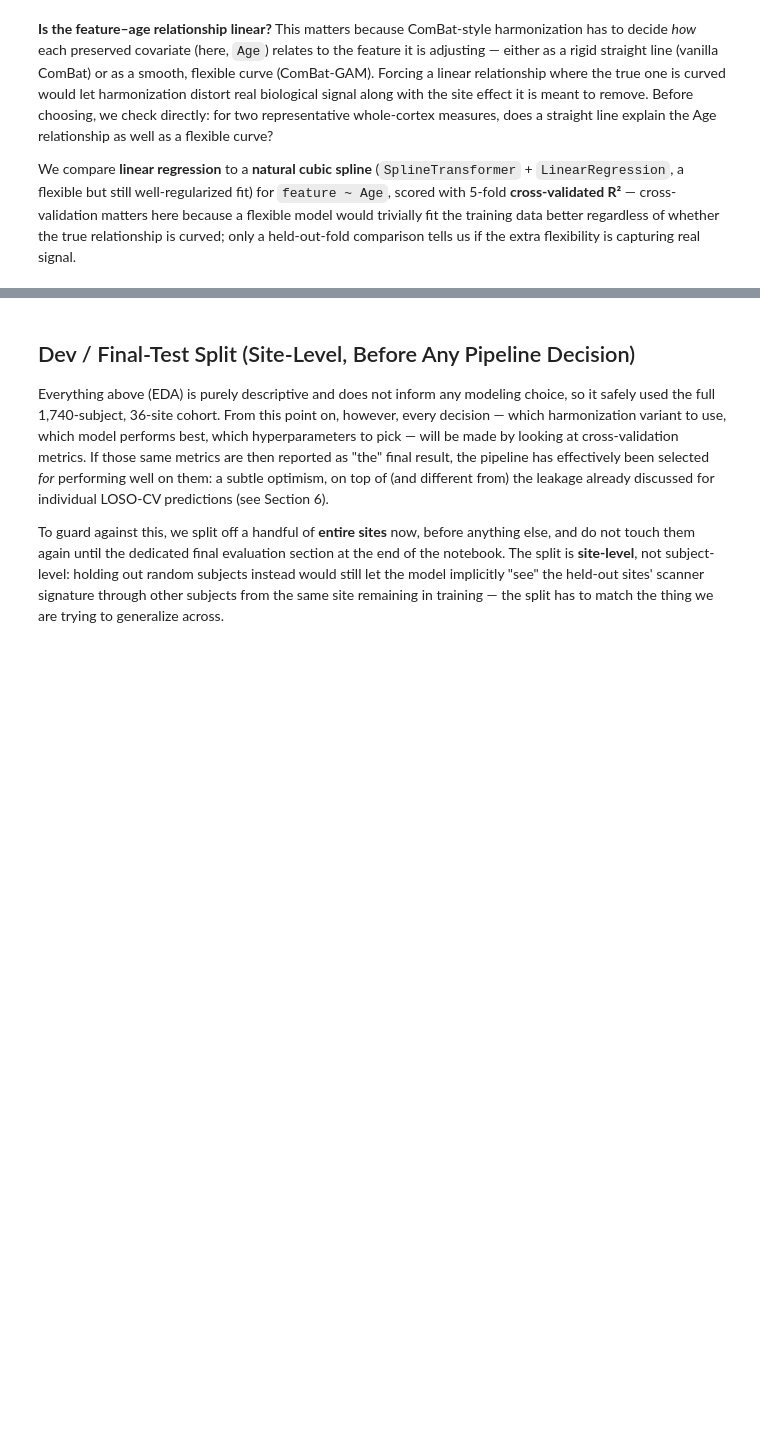
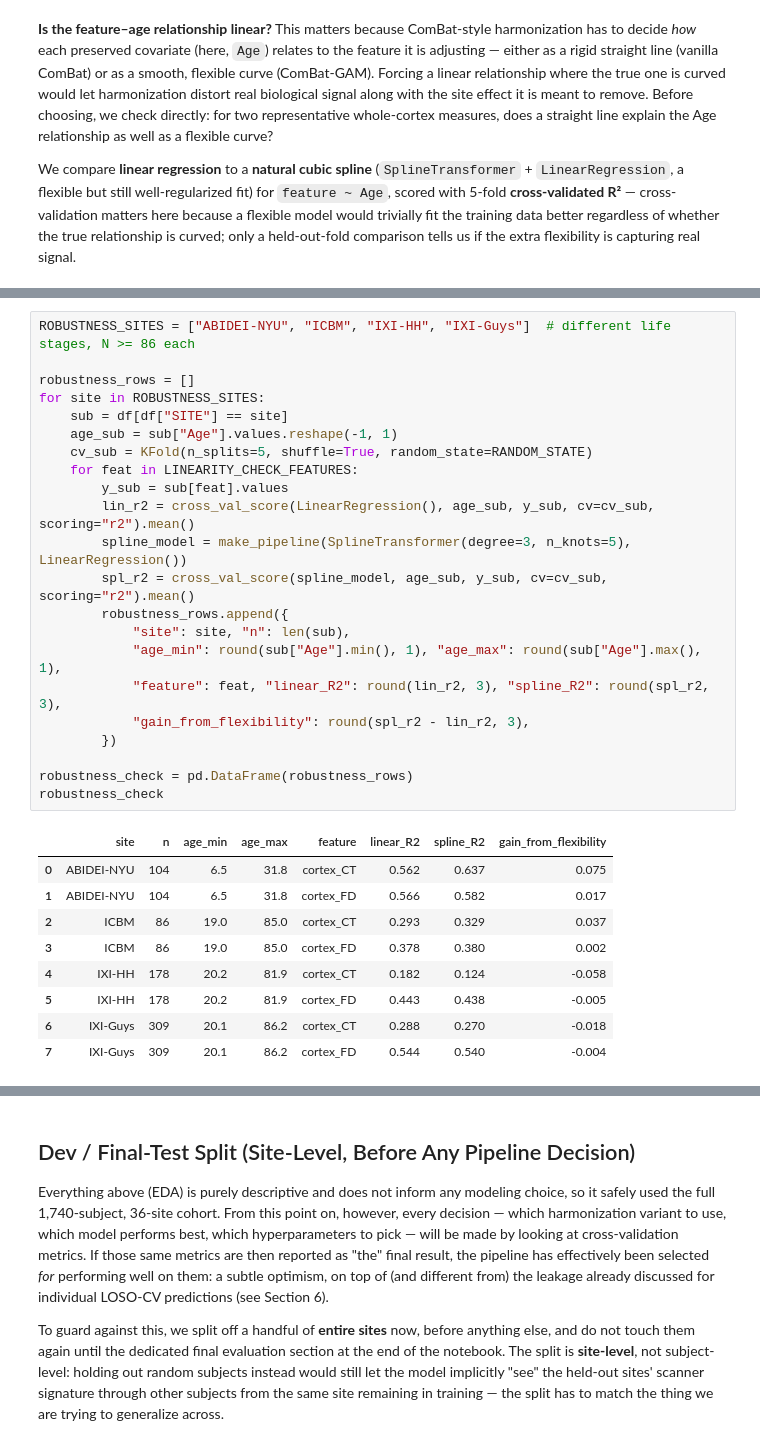
Before and after one commit to capialbino/AI-for-Medicine-Project, a Jupyter notebook: notebooks/AI_for_Medicine_BrainAge.ipynb, the cells around one changed output, grey strips where cells are left out. Cells and saved outputs as stored; diff of their text form; blank space fills up the shorter version.

```diff
--- a/notebooks/AI_for_Medicine_BrainAge.ipynb
+++ b/notebooks/AI_for_Medicine_BrainAge.ipynb
@@ -460,0 +606,32 @@ for row in linearity_rows:
+# %%
+ROBUSTNESS_SITES = ["ABIDEI-NYU", "ICBM", "IXI-HH", "IXI-Guys"]  # different life stages, N >= 86 each
+
+robustness_rows = []
+for site in ROBUSTNESS_SITES:
+    sub = df[df["SITE"] == site]
+    age_sub = sub["Age"].values.reshape(-1, 1)
+    cv_sub = KFold(n_splits=5, shuffle=True, random_state=RANDOM_STATE)
+    for feat in LINEARITY_CHECK_FEATURES:
+        y_sub = sub[feat].values
+        lin_r2 = cross_val_score(LinearRegression(), age_sub, y_sub, cv=cv_sub, scoring="r2").mean()
+        spline_model = make_pipeline(SplineTransformer(degree=3, n_knots=5), LinearRegression())
+        spl_r2 = cross_val_score(spline_model, age_sub, y_sub, cv=cv_sub, scoring="r2").mean()
+        robustness_rows.append({
+            "site": site, "n": len(sub),
+            "age_min": round(sub["Age"].min(), 1), "age_max": round(sub["Age"].max(), 1),
+            "feature": feat, "linear_R2": round(lin_r2, 3), "spline_R2": round(spl_r2, 3),
+            "gain_from_flexibility": round(spl_r2 - lin_r2, 3),
+        })
+
+robustness_check = pd.DataFrame(robustness_rows)
+robustness_check
+# %% [output]
+|  | site | n | age_min | age_max | feature | linear_R2 | spline_R2 | gain_from_flexibility |
+| 0 | ABIDEI-NYU | 104 | 6.5 | 31.8 | cortex_CT | 0.562 | 0.637 | 0.075 |
+| 1 | ABIDEI-NYU | 104 | 6.5 | 31.8 | cortex_FD | 0.566 | 0.582 | 0.017 |
+| 2 | ICBM | 86 | 19.0 | 85.0 | cortex_CT | 0.293 | 0.329 | 0.037 |
+| 3 | ICBM | 86 | 19.0 | 85.0 | cortex_FD | 0.378 | 0.380 | 0.002 |
+| 4 | IXI-HH | 178 | 20.2 | 81.9 | cortex_CT | 0.182 | 0.124 | -0.058 |
+| 5 | IXI-HH | 178 | 20.2 | 81.9 | cortex_FD | 0.443 | 0.438 | -0.005 |
+| 6 | IXI-Guys | 309 | 20.1 | 86.2 | cortex_CT | 0.288 | 0.270 | -0.018 |
+| 7 | IXI-Guys | 309 | 20.1 | 86.2 | cortex_FD | 0.544 | 0.540 | -0.004 |
```
Also changed, not shown: parts of 98 cells of this notebook.
